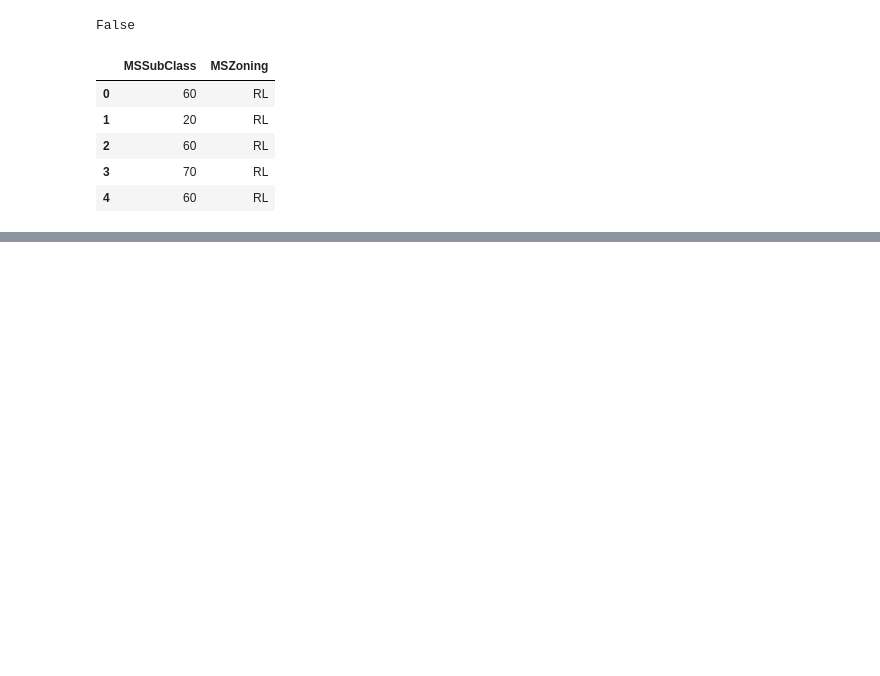
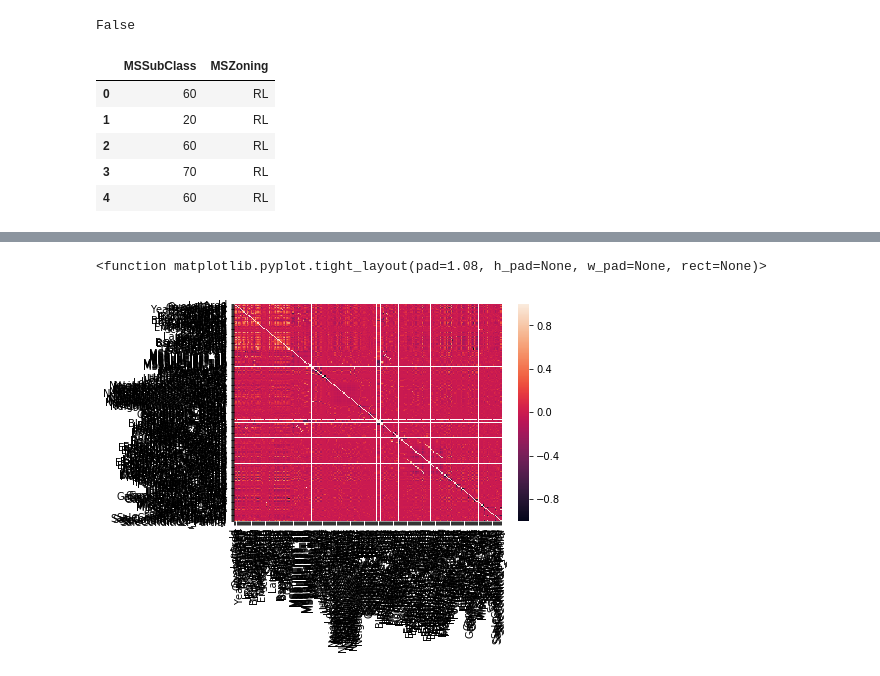
Before and after one commit to yohannjs/AML-2019, a Jupyter notebook: Challenges/House_Pricing/yohann_hpc.ipynb, the cells around one changed output, grey strips where cells are left out. Drawn from its saved outputs; the diff is of its cells as text; code cells hidden in the pictures; blank space fills up the shorter version.

```diff
--- a/Challenges/House_Pricing/yohann_hpc.ipynb
+++ b/Challenges/House_Pricing/yohann_hpc.ipynb
@@ -180,3 +199,5 @@ def reformat_dataset(rawDF):
     split_errors, reformattedDF = category_splitting(numerizedDF, cats_split)
     errors = num_errors + split_errors
     return errors, reformattedDF
+
+errors, rfmtDF = reformat_dataset(pricesRawDF)
@@ -199,0 +236,10 @@ sns.catplot(x="SalePrice", y="SaleCondition", hue="Street",
+# %%
+corr_matrix_formatted = rfmtDF.corr()
+sns.heatmap(corr_matrix_formatted,
+        xticklabels=corr_matrix_formatted.columns,
+        yticklabels=corr_matrix_formatted.columns,
+        linecolor='black')
+plt.tight_layout
+# %% [output]
+<function matplotlib.pyplot.tight_layout(pad=1.08, h_pad=None, w_pad=None, rect=None)>
+[figure, added]
```
Also changed, not shown: parts of 19 cells of this notebook.
